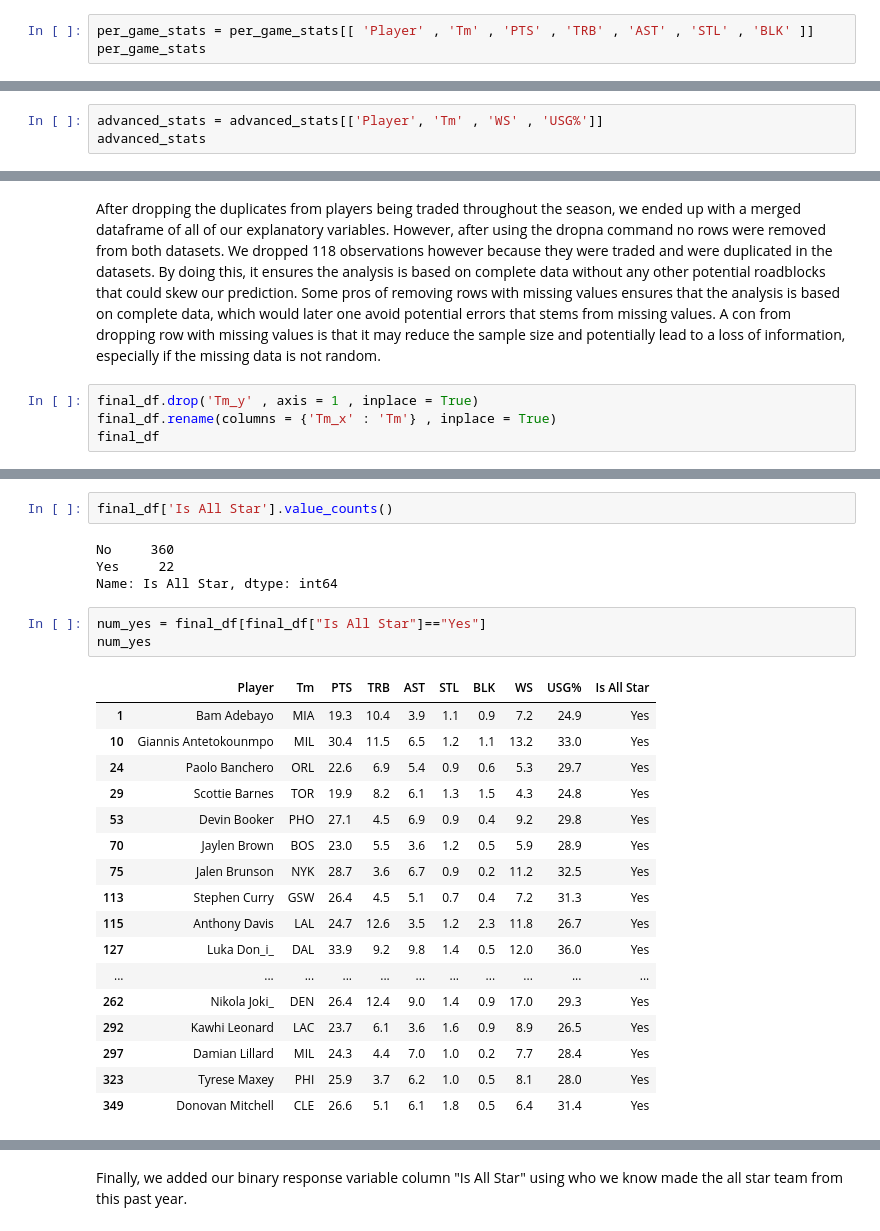
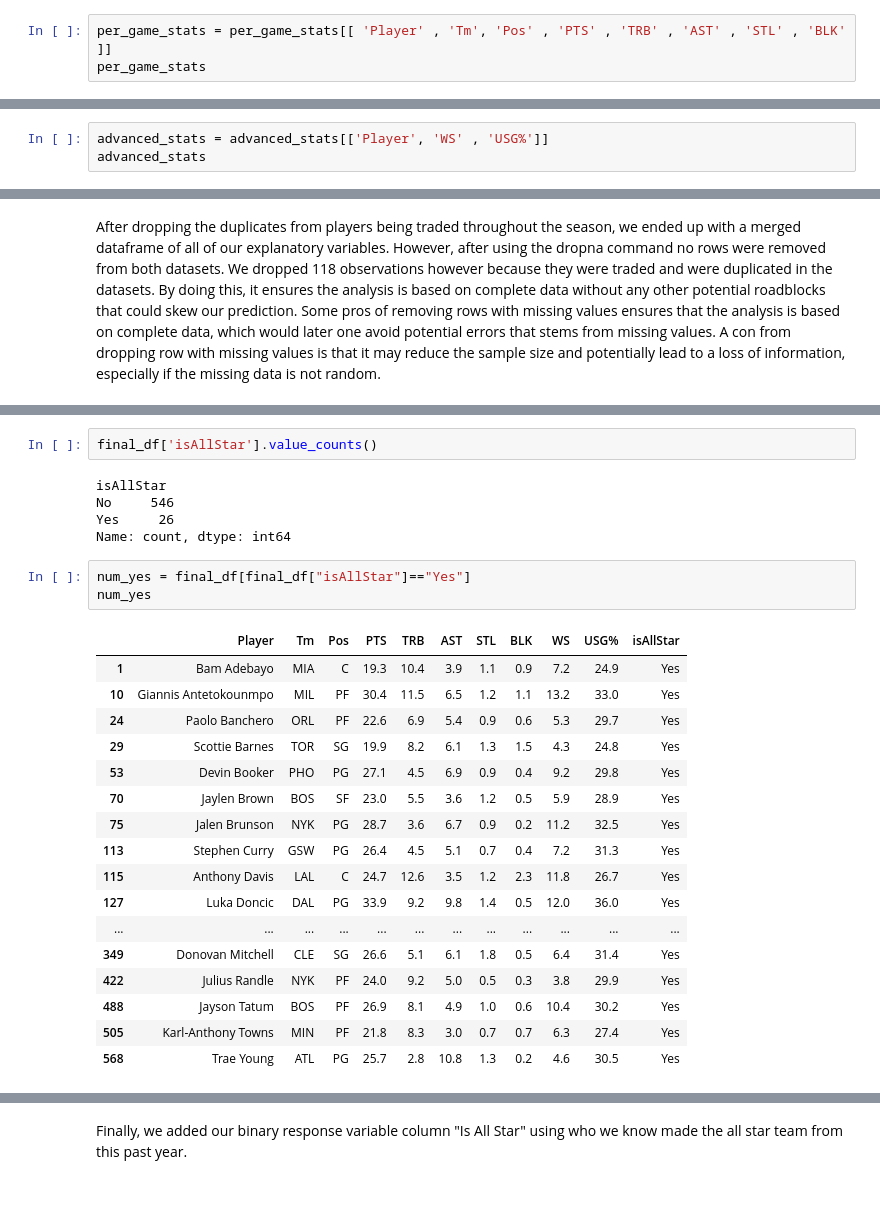
Before and after one commit to shray3420/stat207-final-project, a Jupyter notebook: Final_Project_ShrayAlbertJustin.ipynb, the cells around one changed output, grey strips where cells are left out. Cells and saved outputs as stored; diff of their text form; blank space fills up the shorter version.

```diff
--- a/Final_Project_ShrayAlbertJustin.ipynb
+++ b/Final_Project_ShrayAlbertJustin.ipynb
@@ -59,6 +59,6 @@ Missing Values Detection and Cleaning for Per Game Statitics and Advanced Statis
 # %% [markdown]
 For both of our datasets, the inevitable has happened to certain players: they were traded. As a result there are duplicates present in these datasets. However, Basketball-Reference does a fantastic job of mitigating this by adding a 'Tot' observation. This 'Tot' or Total means the total statistics from this player and all teams they have played on throughout the season.
 # %%
-per_game_stats = per_game_stats[[ 'Player' , 'Tm' , 'PTS' , 'TRB' , 'AST' , 'STL' , 'BLK' ]]
+per_game_stats = per_game_stats[[ 'Player' , 'Tm', 'Pos' , 'PTS' , 'TRB' , 'AST' , 'STL' , 'BLK' ]]
 per_game_stats
 # %% [output]
@@ -95,4 +95,4 @@ per_game_stats
 # %%
-advanced_stats = advanced_stats[['Player', 'Tm' , 'WS' , 'USG%']]
+advanced_stats = advanced_stats[['Player', 'WS' , 'USG%']]
 advanced_stats
 # %% [output]
@@ -184,6 +183,2 @@ final_df
 # %% [markdown]
 After dropping the duplicates from players being traded throughout the season, we ended up with a merged dataframe of all of our explanatory variables. However, after using the dropna command no rows were removed from both datasets. We dropped 118 observations however because they were traded and were duplicated in the datasets. By doing this, it ensures the analysis is based on complete data without any other potential roadblocks that could skew our prediction. Some pros of removing rows with missing values ensures that the analysis is based on complete data, which would later one avoid potential errors that stems from missing values. A con from dropping row with missing values is that it may reduce the sample size and potentially lead to a loss of information, especially if the missing data is not random.
-# %%
-final_df.drop('Tm_y' , axis = 1 , inplace = True)
-final_df.rename(columns = {'Tm_x' : 'Tm'} , inplace = True)
-final_df
@@ -222,27 +203,28 @@ final_df
 # %%
-final_df['Is All Star'].value_counts()
+final_df['isAllStar'].value_counts()
 # %% [output]
-No     360
-Yes     22
-Name: Is All Star, dtype: int64
+isAllStar
+No     546
+Yes     26
+Name: count, dtype: int64
 # %%
-num_yes = final_df[final_df["Is All Star"]=="Yes"]
+num_yes = final_df[final_df["isAllStar"]=="Yes"]
 num_yes
 # %% [output]
-|  | Player | Tm | PTS | TRB | AST | STL | BLK | WS | USG% | Is All Star |
-| 1 | Bam Adebayo | MIA | 19.3 | 10.4 | 3.9 | 1.1 | 0.9 | 7.2 | 24.9 | Yes |
-| 10 | Giannis Antetokounmpo | MIL | 30.4 | 11.5 | 6.5 | 1.2 | 1.1 | 13.2 | 33.0 | Yes |
-| 24 | Paolo Banchero | ORL | 22.6 | 6.9 | 5.4 | 0.9 | 0.6 | 5.3 | 29.7 | Yes |
-| 29 | Scottie Barnes | TOR | 19.9 | 8.2 | 6.1 | 1.3 | 1.5 | 4.3 | 24.8 | Yes |
-| 53 | Devin Booker | PHO | 27.1 | 4.5 | 6.9 | 0.9 | 0.4 | 9.2 | 29.8 | Yes |
-| 70 | Jaylen Brown | BOS | 23.0 | 5.5 | 3.6 | 1.2 | 0.5 | 5.9 | 28.9 | Yes |
-| 75 | Jalen Brunson | NYK | 28.7 | 3.6 | 6.7 | 0.9 | 0.2 | 11.2 | 32.5 | Yes |
-| 113 | Stephen Curry | GSW | 26.4 | 4.5 | 5.1 | 0.7 | 0.4 | 7.2 | 31.3 | Yes |
-| 115 | Anthony Davis | LAL | 24.7 | 12.6 | 3.5 | 1.2 | 2.3 | 11.8 | 26.7 | Yes |
-| 127 | Luka Don_i_ | DAL | 33.9 | 9.2 | 9.8 | 1.4 | 0.5 | 12.0 | 36.0 | Yes |
-| ... | ... | ... | ... | ... | ... | ... | ... | ... | ... | ... |
-| 262 | Nikola Joki_ | DEN | 26.4 | 12.4 | 9.0 | 1.4 | 0.9 | 17.0 | 29.3 | Yes |
-| 292 | Kawhi Leonard | LAC | 23.7 | 6.1 | 3.6 | 1.6 | 0.9 | 8.9 | 26.5 | Yes |
-| 297 | Damian Lillard | MIL | 24.3 | 4.4 | 7.0 | 1.0 | 0.2 | 7.7 | 28.4 | Yes |
-| 323 | Tyrese Maxey | PHI | 25.9 | 3.7 | 6.2 | 1.0 | 0.5 | 8.1 | 28.0 | Yes |
-| 349 | Donovan Mitchell | CLE | 26.6 | 5.1 | 6.1 | 1.8 | 0.5 | 6.4 | 31.4 | Yes |
+|  | Player | Tm | Pos | PTS | TRB | AST | STL | BLK | WS | USG% | isAllStar |
+| 1 | Bam Adebayo | MIA | C | 19.3 | 10.4 | 3.9 | 1.1 | 0.9 | 7.2 | 24.9 | Yes |
+| 10 | Giannis Antetokounmpo | MIL | PF | 30.4 | 11.5 | 6.5 | 1.2 | 1.1 | 13.2 | 33.0 | Yes |
+| 24 | Paolo Banchero | ORL | PF | 22.6 | 6.9 | 5.4 | 0.9 | 0.6 | 5.3 | 29.7 | Yes |
+| 29 | Scottie Barnes | TOR | SG | 19.9 | 8.2 | 6.1 | 1.3 | 1.5 | 4.3 | 24.8 | Yes |
+| 53 | Devin Booker | PHO | PG | 27.1 | 4.5 | 6.9 | 0.9 | 0.4 | 9.2 | 29.8 | Yes |
+| 70 | Jaylen Brown | BOS | SF | 23.0 | 5.5 | 3.6 | 1.2 | 0.5 | 5.9 | 28.9 | Yes |
+| 75 | Jalen Brunson | NYK | PG | 28.7 | 3.6 | 6.7 | 0.9 | 0.2 | 11.2 | 32.5 | Yes |
+| 113 | Stephen Curry | GSW | PG | 26.4 | 4.5 | 5.1 | 0.7 | 0.4 | 7.2 | 31.3 | Yes |
+| 115 | Anthony Davis | LAL | C | 24.7 | 12.6 | 3.5 | 1.2 | 2.3 | 11.8 | 26.7 | Yes |
+| 127 | Luka Doncic | DAL | PG | 33.9 | 9.2 | 9.8 | 1.4 | 0.5 | 12.0 | 36.0 | Yes |
+| ... | ... | ... | ... | ... | ... | ... | ... | ... | ... | ... | ... |
+| 349 | Donovan Mitchell | CLE | SG | 26.6 | 5.1 | 6.1 | 1.8 | 0.5 | 6.4 | 31.4 | Yes |
+| 422 | Julius Randle | NYK | PF | 24.0 | 9.2 | 5.0 | 0.5 | 0.3 | 3.8 | 29.9 | Yes |
+| 488 | Jayson Tatum | BOS | PF | 26.9 | 8.1 | 4.9 | 1.0 | 0.6 | 10.4 | 30.2 | Yes |
+| 505 | Karl-Anthony Towns | MIN | PF | 21.8 | 8.3 | 3.0 | 0.7 | 0.7 | 6.3 | 27.4 | Yes |
+| 568 | Trae Young | ATL | PG | 25.7 | 2.8 | 10.8 | 1.3 | 0.2 | 4.6 | 30.5 | Yes |
```
Also changed, not shown: parts of 15 cells of this notebook, 2 other files.
